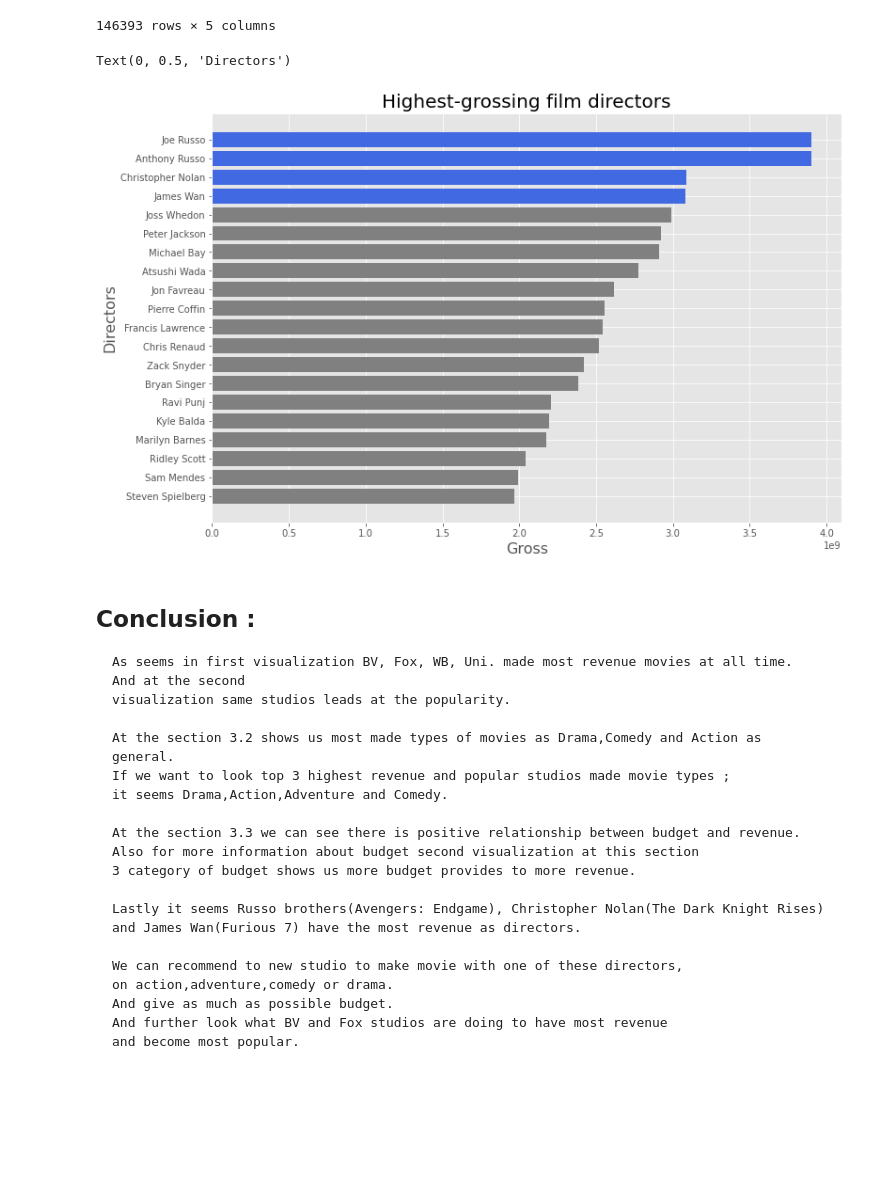
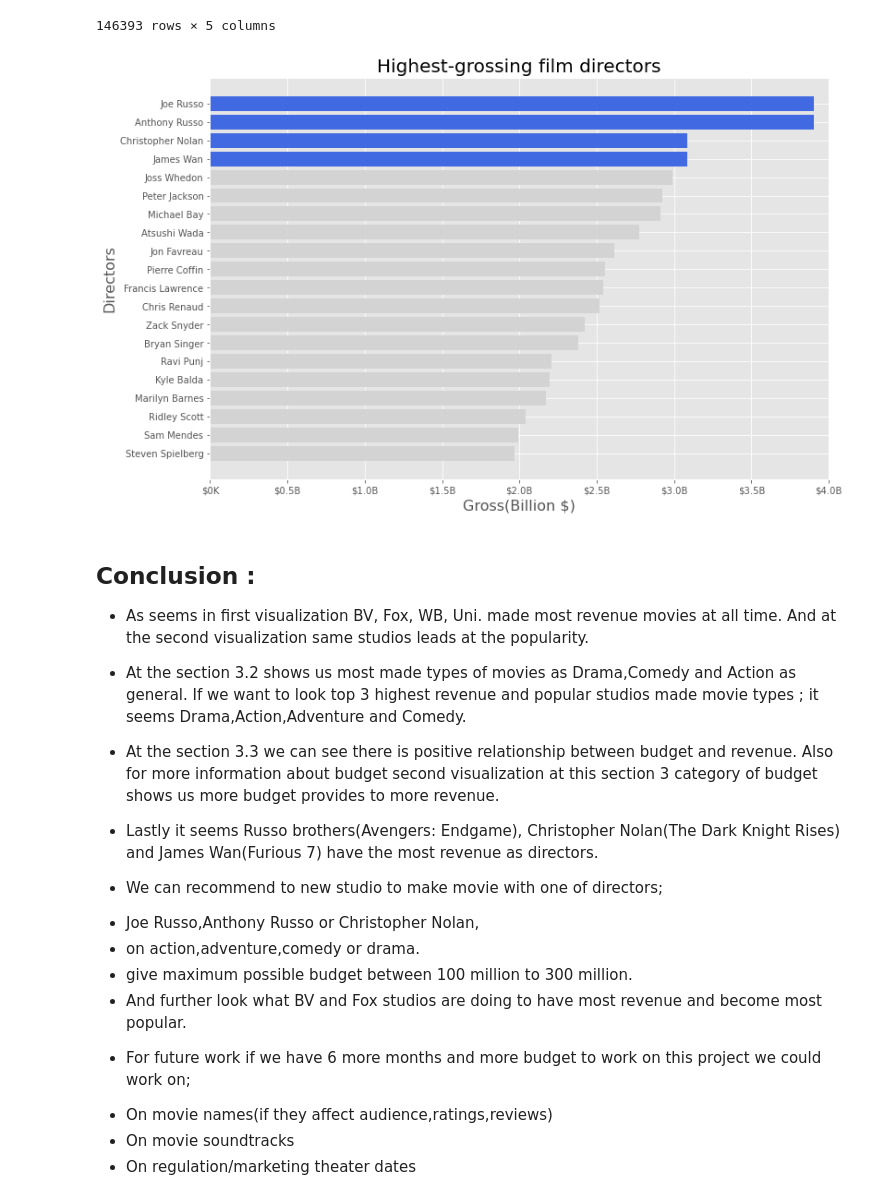
Before and after one commit to artificial126/dsc-phase-1-project, a Jupyter notebook: student.ipynb, the cells around one changed output. Drawn from its saved outputs; the diff is of its cells as text; code cells hidden in the pictures; blank space fills up the shorter version.

```diff
--- a/student.ipynb
+++ b/student.ipynb
@@ -215 +219,10 @@ most_gross_20_studio
+# %%
+#Creating function to fix scientific notations.
+def currency(x, pos):
+    """The two args are the value and tick position"""
+    if x >= 1e8:
+        s = '${:1.1f}B'.format(x*1e-9)
+    else:
+        s = '${:1.0f}K'.format(x*1e-2)
+    return s
 # %%
@@ -425,39 +478,53 @@ budget_and_directors.sort_values(by='worldwide_gross',ascending=False,inplace=Tr
 # %%
 grouped_directors = budget_and_directors.groupby('primary_name').sum()
 sorted_directors = grouped_directors.sort_values(by='worldwide_gross',ascending=True)
 
 colors=[]
-[colors.append('royalblue') if ((i =='Anthony Russo')or (i=='Joe Russo')or(i=='Christopher Nolan')or(i=='James Wan'))
- else colors.append('gray')for i in sorted_directors.tail(20).index]
+colors = [
+    'royalblue' if (
+        (i =='Anthony Russo') or
+        (i=='Joe Russo') or
+        (i=='Christopher Nolan') or
+        (i=='James Wan')
+        )
+    else 'lightgray' for i in sorted_directors.tail(20).index
+]
 
 fig , ax = plt.subplots(figsize=(12,8))
 ax.barh(sorted_directors.tail(20).index,sorted_directors.tail(20)['worldwide_gross'] ,color=colors)
 ax.set_title('Highest-grossing film directors',fontsize=20)
-ax.set_xlabel('Gross',fontsize=16)
+ax.set_xlabel('Gross(Billion $)',fontsize=16)
 ax.set_ylabel('Directors',fontsize=16)
+ax.set(xlim=[0,4000000000])
+ax.xaxis.set_major_formatter(currency)
 # %% [output]
-Text(0, 0.5, 'Directors')
-[figure, old version]
+[figure, new version]
 # %% [markdown]
 ## Conclusion :
 
-    As seems in first visualization BV, Fox, WB, Uni. made most revenue movies at all time.
-    And at the second
-    visualization same studios leads at the popularity.
+* As seems in first visualization BV, Fox, WB, Uni. made most revenue movies at all time.
+And at the second visualization same studios leads at the popularity.
 
-    At the section 3.2 shows us most made types of movies as Drama,Comedy and Action as general.
-    If we want to look top 3 highest revenue and popular studios made movie types ;
-    it seems Drama,Action,Adventure and Comedy.
 
-    At the section 3.3 we can see there is positive relationship between budget and revenue.
-    Also for more information about budget second visualization at this section
-    3 category of budget shows us more budget provides to more revenue.
+* At the section 3.2 shows us most made types of movies as Drama,Comedy and Action as general.
+If we want to look top 3 highest revenue and popular studios made movie types ;
+it seems Drama,Action,Adventure and Comedy.
 
-    Lastly it seems Russo brothers(Avengers: Endgame), Christopher Nolan(The Dark Knight Rises)
-    and James Wan(Furious 7) have the most revenue as directors.
+* At the section 3.3 we can see there is positive relationship between budget and revenue.
+Also for more information about budget second visualization at this section
+3 category of budget shows us more budget provides to more revenue.
 
-    We can recommend to new studio to make movie with one of these directors,
-    on action,adventure,comedy or drama.
-    And give as much as possible budget.
-    And further look what BV and Fox studios are doing to have most revenue
-    and become most popular.
+* Lastly it seems Russo brothers(Avengers: Endgame), Christopher Nolan(The Dark Knight Rises)
+and James Wan(Furious 7) have the most revenue as directors.
+
+* We can recommend to new studio to make movie with one of directors;
+ - Joe Russo,Anthony Russo or Christopher Nolan,
+ - on action,adventure,comedy or drama.
+ - give maximum possible budget between 100 million to 300 million.
+ - And further look what BV and Fox studios are doing to have most revenue
+and become most popular.
+
+* For future work if we have 6 more months and more budget to work on this project we could work on;
+ - On movie names(if they affect audience,ratings,reviews)
+ - On movie soundtracks
+ - On regulation/marketing theater dates
```
Also changed, not shown: parts of 15 cells of this notebook, 3 other files.
